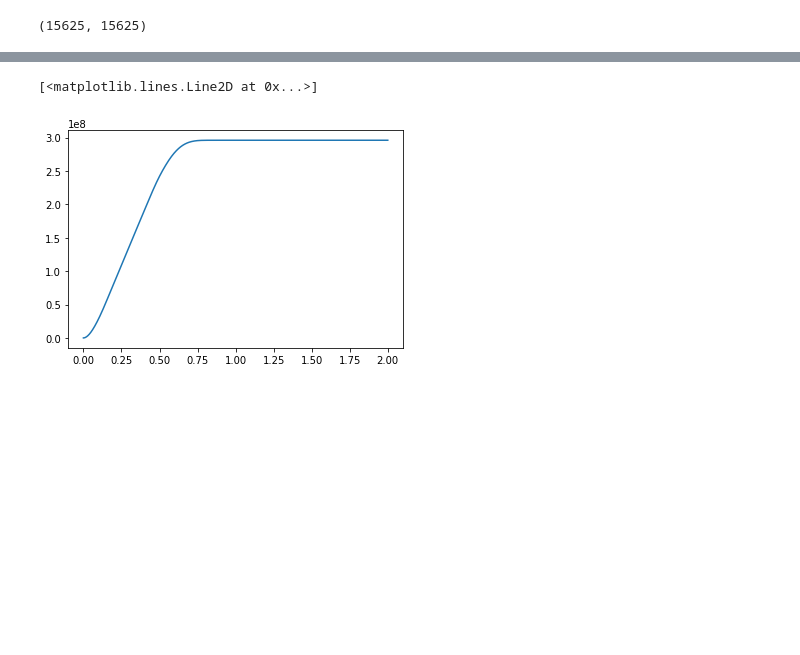
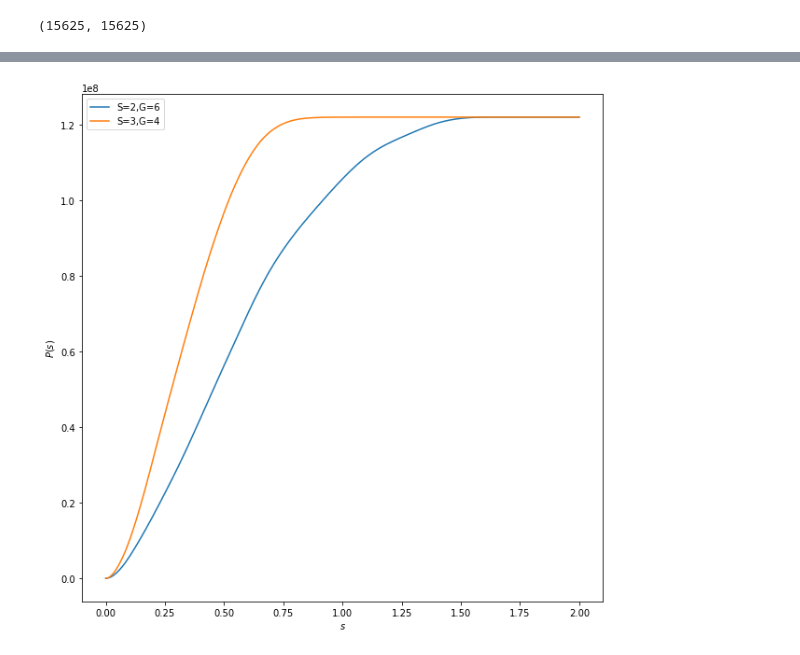
Before and after one commit to MBates92/Scripts, a Jupyter notebook: JupyterNotebooks/Elmegreen's fractal algorithm.ipynb, the cells around one changed output, grey strips where cells are left out. Saved outputs shown, nothing was run; the diff lists cells and outputs as text; code cells hidden in the pictures; blank space fills up the shorter version.

```diff
--- a/JupyterNotebooks/Elmegreen's fractal algorithm.ipynb
+++ b/JupyterNotebooks/Elmegreen's fractal algorithm.ipynb
@@ -116,3 +131,4 @@ separations_list
 # %%
 s_factors = np.linspace(0,2,1000)
-P_s_list = [two_pt_corr(points,separations,s) for s in tqdm(s_factors)]
+P_s_list = [[two_pt_corr(culled_star_fields[i],seps,s) for s in tqdm(s_factors)] for i,seps in enumerate(separations_list)]
+len(P_s_list)
@@ -119,6 +153,10 @@ P_s_list = [two_pt_corr(points,separations,s) for s in tqdm(s_factors)]
-# %%
-plt.figure()
-plt.plot(s_factors,P_s_list)
-# %% [output]
-[<matplotlib.lines.Line2D at 0x...>]
-[figure, removed]
+# %%
+plt.figure(figsize=(10,10))
+for i,P_s in enumerate(P_s_list):
+    plt.plot(s_factors,P_s, label='S={},G={}'.format(params[i][0],params[i][1]))
+plt.legend()
+plt.ylabel(r'$P(s)$')
+plt.xlabel(r'$s$')
+plt.show()
+# %% [output]
+[figure, added]
```
Also changed, not shown: parts of 5 cells of this notebook.
